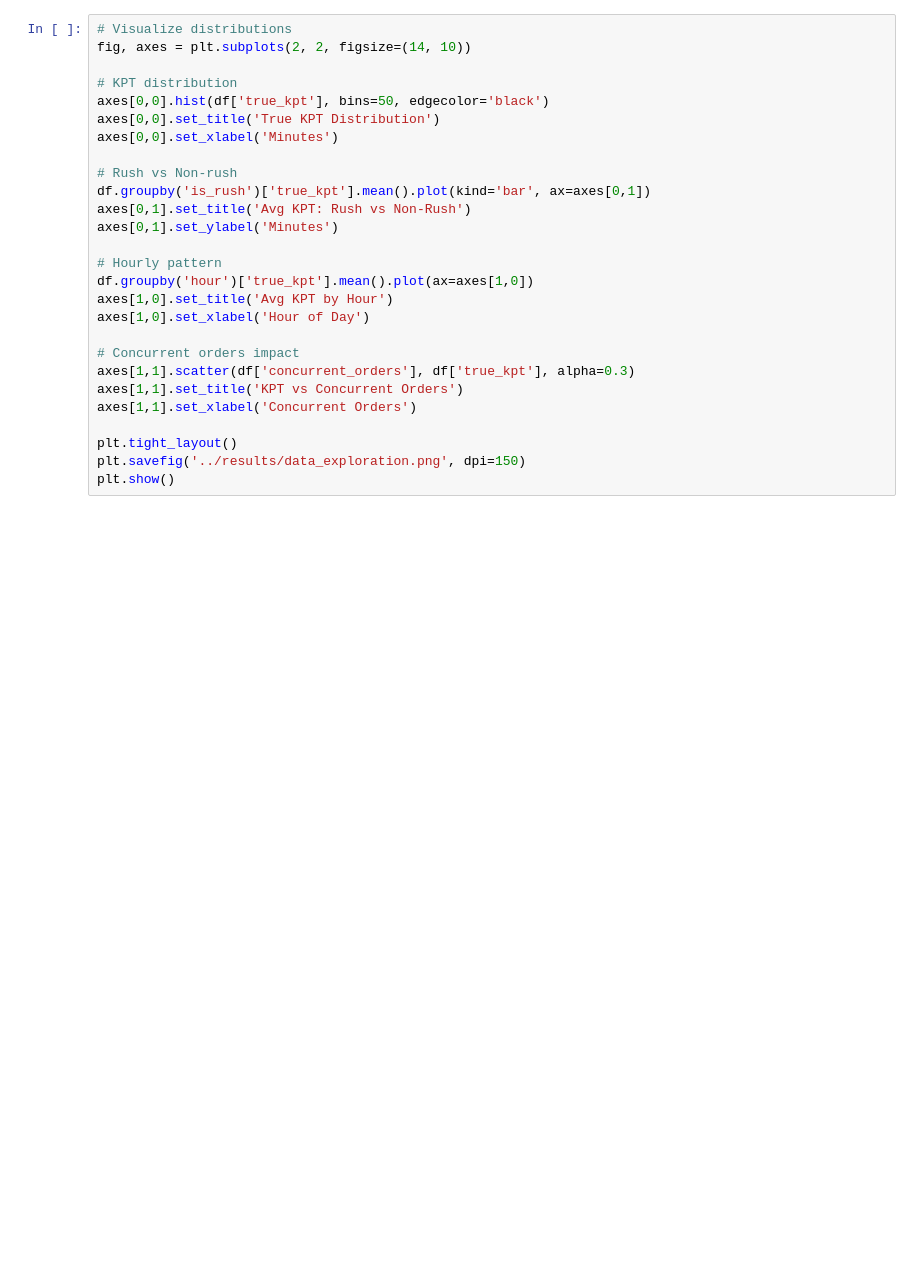
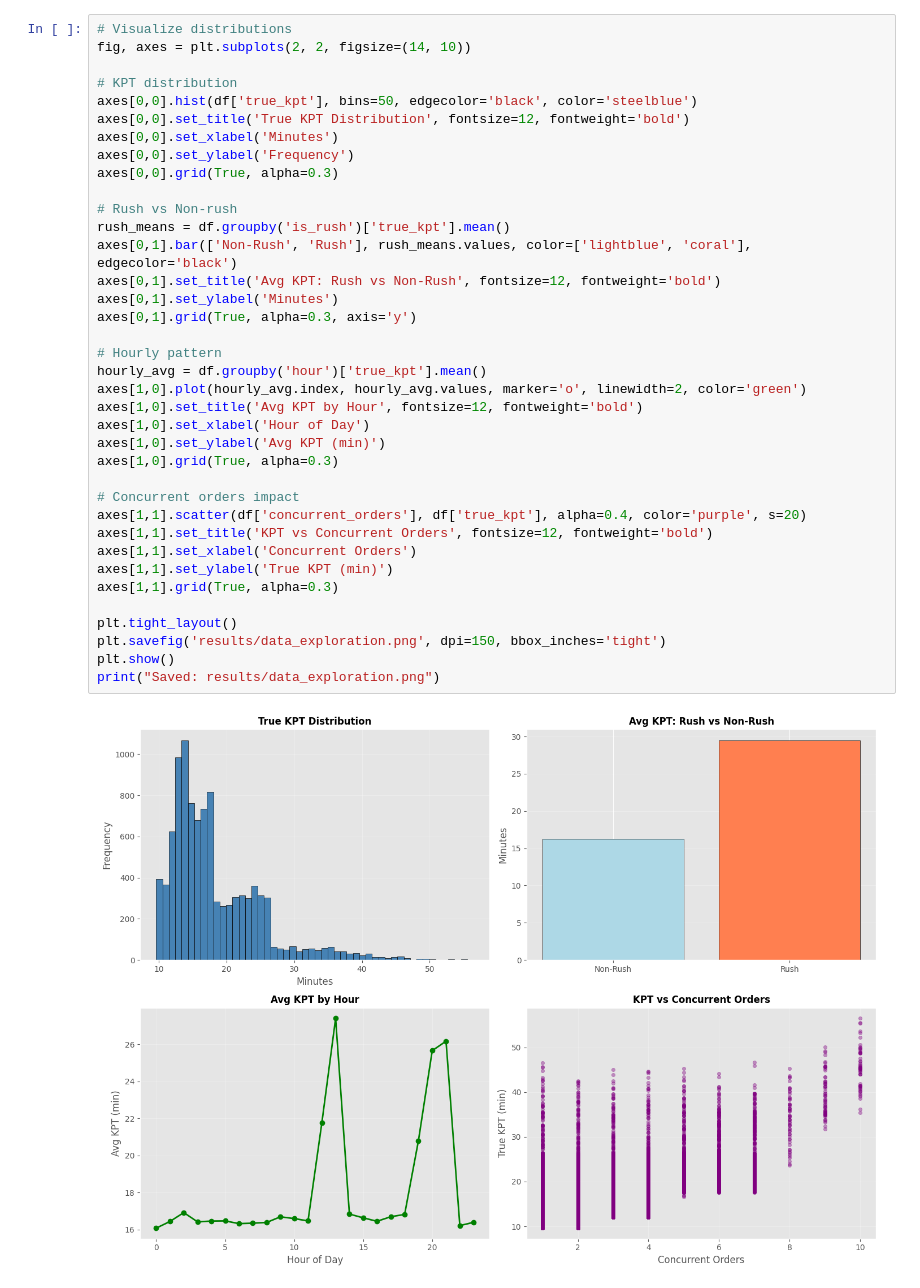
Before and after one commit to NeerajSkillsUp/zomato-kpt-prediction, a Jupyter notebook: notebooks/01_data_generation.ipynb, the cells around one changed output. Saved outputs shown, nothing was run; the diff lists cells and outputs as text; blank space fills up the shorter version.

Commit message:
Updated: Complete simulation code, notebooks, and results

```diff
--- a/notebooks/01_data_generation.ipynb
+++ b/notebooks/01_data_generation.ipynb
@@ -19,27 +34,39 @@ FileNotFoundError: [Errno 2] No such file or directory: 'data/merchant_profiles.
 # %%
 # Visualize distributions
 fig, axes = plt.subplots(2, 2, figsize=(14, 10))
 
 # KPT distribution
-axes[0,0].hist(df['true_kpt'], bins=50, edgecolor='black')
-axes[0,0].set_title('True KPT Distribution')
+axes[0,0].hist(df['true_kpt'], bins=50, edgecolor='black', color='steelblue')
+axes[0,0].set_title('True KPT Distribution', fontsize=12, fontweight='bold')
 axes[0,0].set_xlabel('Minutes')
+axes[0,0].set_ylabel('Frequency')
+axes[0,0].grid(True, alpha=0.3)
 
 # Rush vs Non-rush
-df.groupby('is_rush')['true_kpt'].mean().plot(kind='bar', ax=axes[0,1])
-axes[0,1].set_title('Avg KPT: Rush vs Non-Rush')
+rush_means = df.groupby('is_rush')['true_kpt'].mean()
+axes[0,1].bar(['Non-Rush', 'Rush'], rush_means.values, color=['lightblue', 'coral'], edgecolor='black')
+axes[0,1].set_title('Avg KPT: Rush vs Non-Rush', fontsize=12, fontweight='bold')
 axes[0,1].set_ylabel('Minutes')
+axes[0,1].grid(True, alpha=0.3, axis='y')
 
 # Hourly pattern
-df.groupby('hour')['true_kpt'].mean().plot(ax=axes[1,0])
-axes[1,0].set_title('Avg KPT by Hour')
+hourly_avg = df.groupby('hour')['true_kpt'].mean()
+axes[1,0].plot(hourly_avg.index, hourly_avg.values, marker='o', linewidth=2, color='green')
+axes[1,0].set_title('Avg KPT by Hour', fontsize=12, fontweight='bold')
 axes[1,0].set_xlabel('Hour of Day')
+axes[1,0].set_ylabel('Avg KPT (min)')
+axes[1,0].grid(True, alpha=0.3)
 
 # Concurrent orders impact
-axes[1,1].scatter(df['concurrent_orders'], df['true_kpt'], alpha=0.3)
-axes[1,1].set_title('KPT vs Concurrent Orders')
+axes[1,1].scatter(df['concurrent_orders'], df['true_kpt'], alpha=0.4, color='purple', s=20)
+axes[1,1].set_title('KPT vs Concurrent Orders', fontsize=12, fontweight='bold')
 axes[1,1].set_xlabel('Concurrent Orders')
+axes[1,1].set_ylabel('True KPT (min)')
+axes[1,1].grid(True, alpha=0.3)
 
 plt.tight_layout()
-plt.savefig('../results/data_exploration.png', dpi=150)
+plt.savefig('results/data_exploration.png', dpi=150, bbox_inches='tight')
 plt.show()
+print("Saved: results/data_exploration.png")
+# %% [output]
+[figure, added]
```
Also changed, not shown: parts of 4 cells of this notebook, 10 other files.
